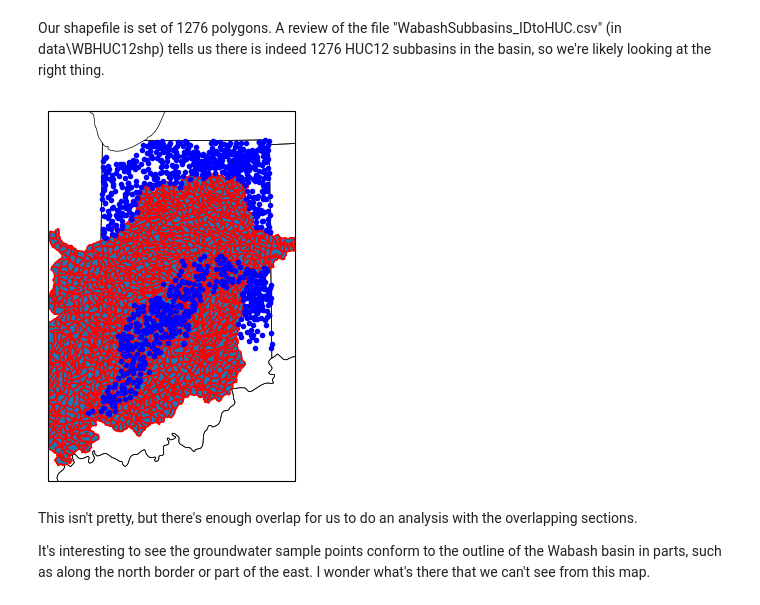
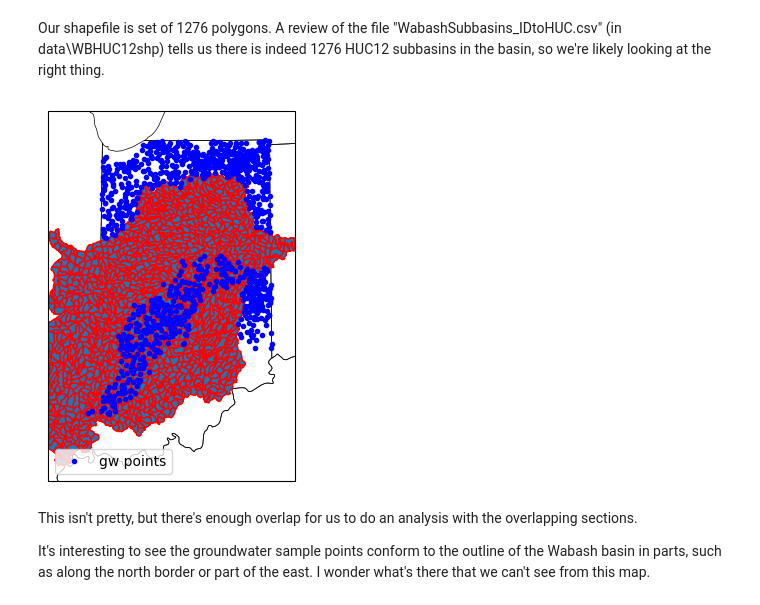
Before and after one commit to cookjan/G690_jcc, a Jupyter notebook: research_project/IDNR_GW.ipynb, the cells around one changed output. Cells and saved outputs as stored; diff of their text form; code cells hidden in the pictures.

```diff
--- a/research_project/IDNR_GW.ipynb
+++ b/research_project/IDNR_GW.ipynb
@@ -104,27 +104,28 @@ Our shapefile is set of 1276 polygons. A review of the file "WabashSubbasins_IDt
 # %%
 #import more specific functions
 from cartopy.feature import ShapelyFeature
 from cartopy.io.shapereader import Reader
 
 #create the plot
 fig, ax = plt.subplots( subplot_kw= dict(projection = projection))
-ax.plot(IDNR_gw_full['lon'], IDNR_gw_full['lat'], '.', color="b", transform = transform)
+ax.plot(IDNR_gw_full['lon'], IDNR_gw_full['lat'], '.', color="b", transform = transform, label = "gw points")
 ax.add_feature(cartopy.feature.STATES, linewidth=0.5)
 # Set map extent
 ax.set_extent([-88.3, -84.5, 37.6, 42.1], crs=cartopy.crs.PlateCarree())
 
 
 
 # add shapefile as feature
 state_feature = ShapelyFeature(Reader(shp_path).geometries(),
                                crs=cartopy.crs.PlateCarree(), edgecolor='r')
 ax.add_feature(state_feature)
+ax.legend()
 
 
 
 plt.show()
 # %% [output]
-[figure, old version]
+[figure, new version]
 # %% [markdown]
 This isn't pretty, but there's enough overlap for us to do an analysis with the overlapping sections.
 
```
Also changed, not shown: 3 other files.
